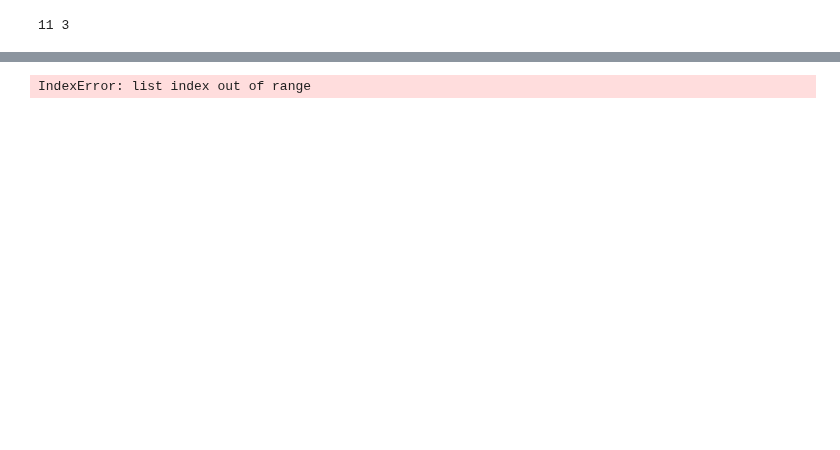
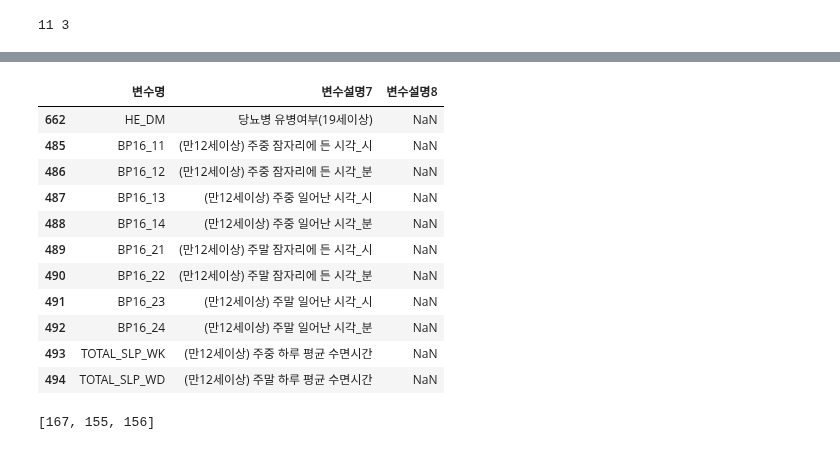
Before and after one commit to knu-final-project/sas_view, a Jupyter notebook: use_code/Make_Dictionary/CHECK_CODE.ipynb, the cells around one changed output, grey strips where cells are left out. Drawn from its saved outputs; the diff is of its cells as text; code cells hidden in the pictures; blank space fills up the shorter version.

```diff
--- a/use_code/Make_Dictionary/CHECK_CODE.ipynb
+++ b/use_code/Make_Dictionary/CHECK_CODE.ipynb
@@ -157,0 +216,15 @@ print(b)
+# %%
+na_7.iloc[b] ###
+# %% [output]
+|  | 변수명 | 변수설명7 | 변수설명8 |
+| 662 | HE_DM | 당뇨병 유병여부(19세이상) | NaN |
+| 485 | BP16_11 | (만12세이상) 주중 잠자리에 든 시각_시 | NaN |
+| 486 | BP16_12 | (만12세이상) 주중 잠자리에 든 시각_분 | NaN |
+| 487 | BP16_13 | (만12세이상) 주중 일어난 시각_시 | NaN |
+| 488 | BP16_14 | (만12세이상) 주중 일어난 시각_분 | NaN |
+| 489 | BP16_21 | (만12세이상) 주말 잠자리에 든 시각_시 | NaN |
+| 490 | BP16_22 | (만12세이상) 주말 잠자리에 든 시각_분 | NaN |
+| 491 | BP16_23 | (만12세이상) 주말 일어난 시각_시 | NaN |
+| 492 | BP16_24 | (만12세이상) 주말 일어난 시각_분 | NaN |
+| 493 | TOTAL_SLP_WK | (만12세이상) 주중 하루 평균 수면시간 | NaN |
+| 494 | TOTAL_SLP_WD | (만12세이상) 주말 하루 평균 수면시간 | NaN |
@@ -159,12 +238,14 @@ print(b)
 # 8차에 있는 컬럼설명을 갖고 있는 7차 변수들 index
 
 b7 = []
-c = [0, 9, 10, 11]
+c = [0, 9, 10] # 해당 변수 자리 번호
 
 for i in range(0, len(c)) :
     b7.append(b[c[i]])
+
+b7
 # %% [output]
-IndexError: list index out of range
+[167, 155, 156]
 # %%
 ch7 = na_7.iloc[b7]
 ch7
```
Also changed, not shown: parts of 23 cells of this notebook, 1 other file.
